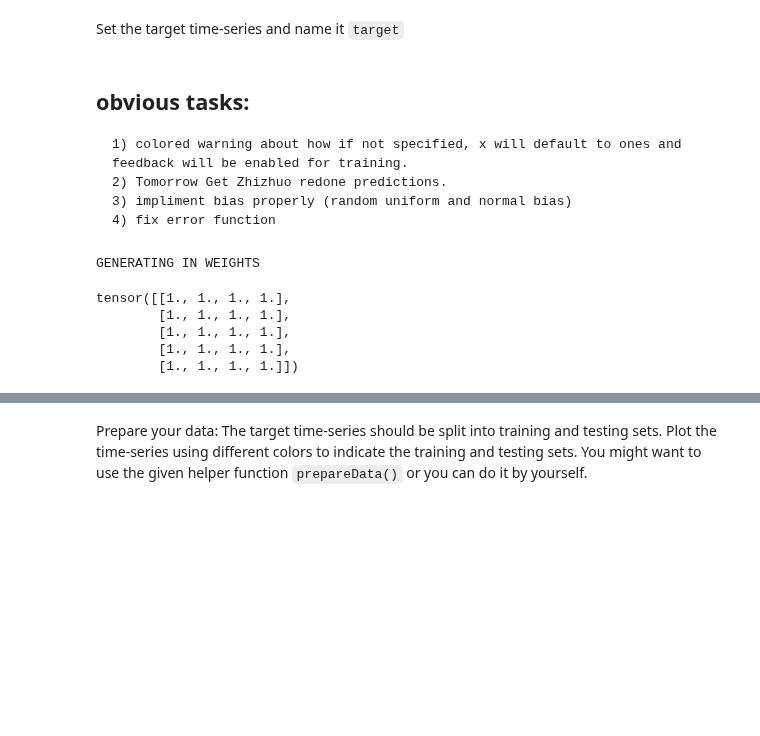
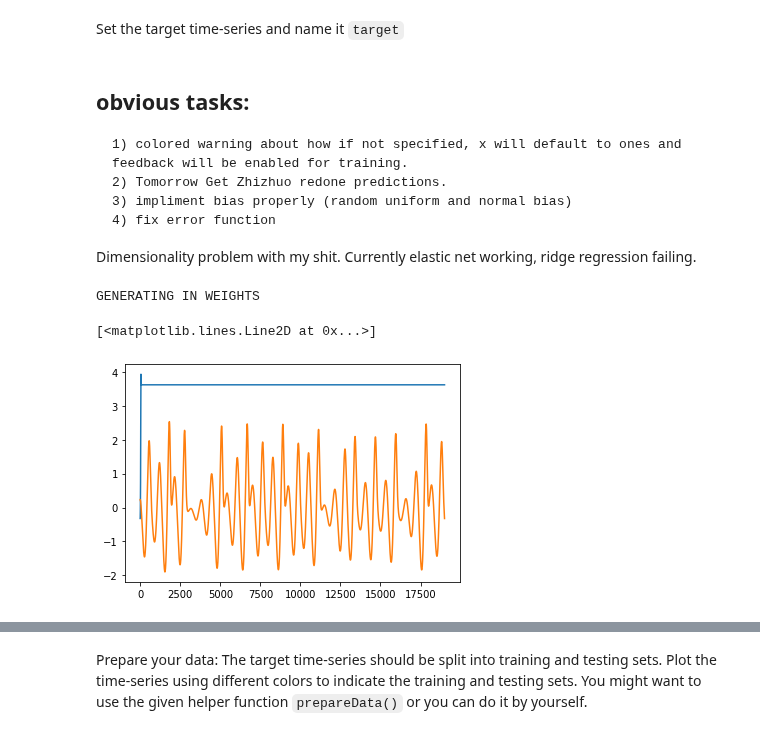
Before and after one commit to blindedjoy/RcTorch, a Jupyter notebook: hw6_209/cs109b_hw6_209.ipynb, the cells around one changed output, grey strips where cells are left out. Cells and saved outputs as stored; diff of their text form; code cells hidden in the pictures; blank space fills up the shorter version.

Commit message:
working ridge regression

```diff
--- a/hw6_209/cs109b_hw6_209.ipynb
+++ b/hw6_209/cs109b_hw6_209.ipynb
@@ -239,5 +261,7 @@ Y95 = prepare_data(dataY, 0.95)
     2) Tomorrow Get Zhizhuo redone predictions.
     3) impliment bias properly (random uniform and normal bias)
     4) fix error function
+
+Dimensionality problem with my shit. Currently elastic net working, ridge regression failing.
 # %%
 ### Train the RC PyESNnoise=0.001,
@@ -249,14 +273,13 @@ RC = EchoStateNetwork(n_nodes=1000, connectivity=0.15,
 vals = RC.train(y = X95['train'], learning_rate = 5e-3)
 # %% [output]
 GENERATING IN WEIGHTS
-# %%
-torch.ones(5,4)
-# %% [output]
-tensor([[1., 1., 1., 1.],
-        [1., 1., 1., 1.],
-        [1., 1., 1., 1.],
-        [1., 1., 1., 1.],
-        [1., 1., 1., 1.]])
+# %%
+err_, pred = RC.test(y=X95['train'])
+pl.plot(pred)
+pl.plot(X95['train'])
+# %% [output]
+[<matplotlib.lines.Line2D at 0x...>]
+[figure, added]
 # %%
 plot_train_prediction(RC, training_set = X95['train'])
 plot_states(RC)
```
Also changed, not shown: parts of 21 cells of this notebook, 2 other files.
